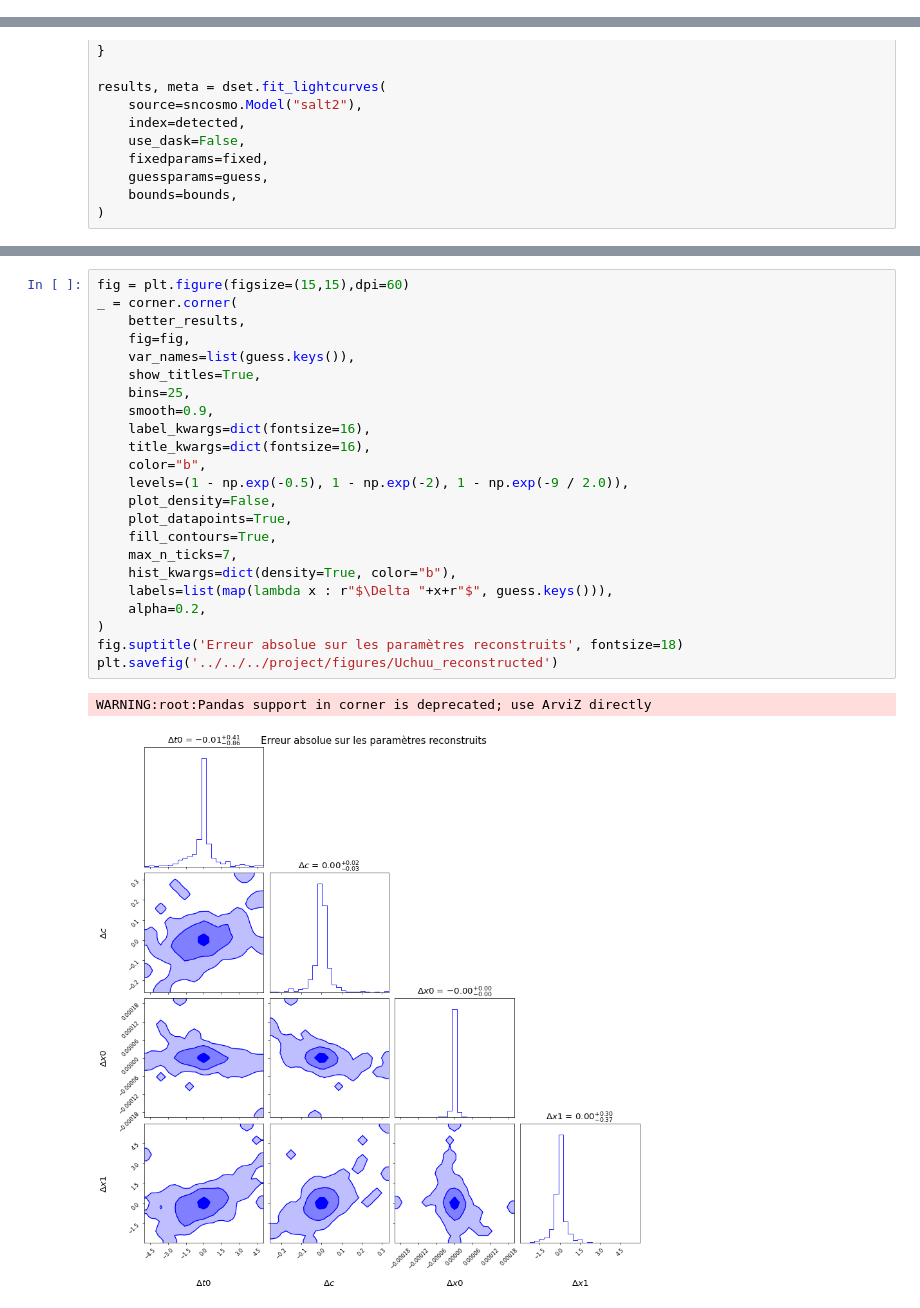
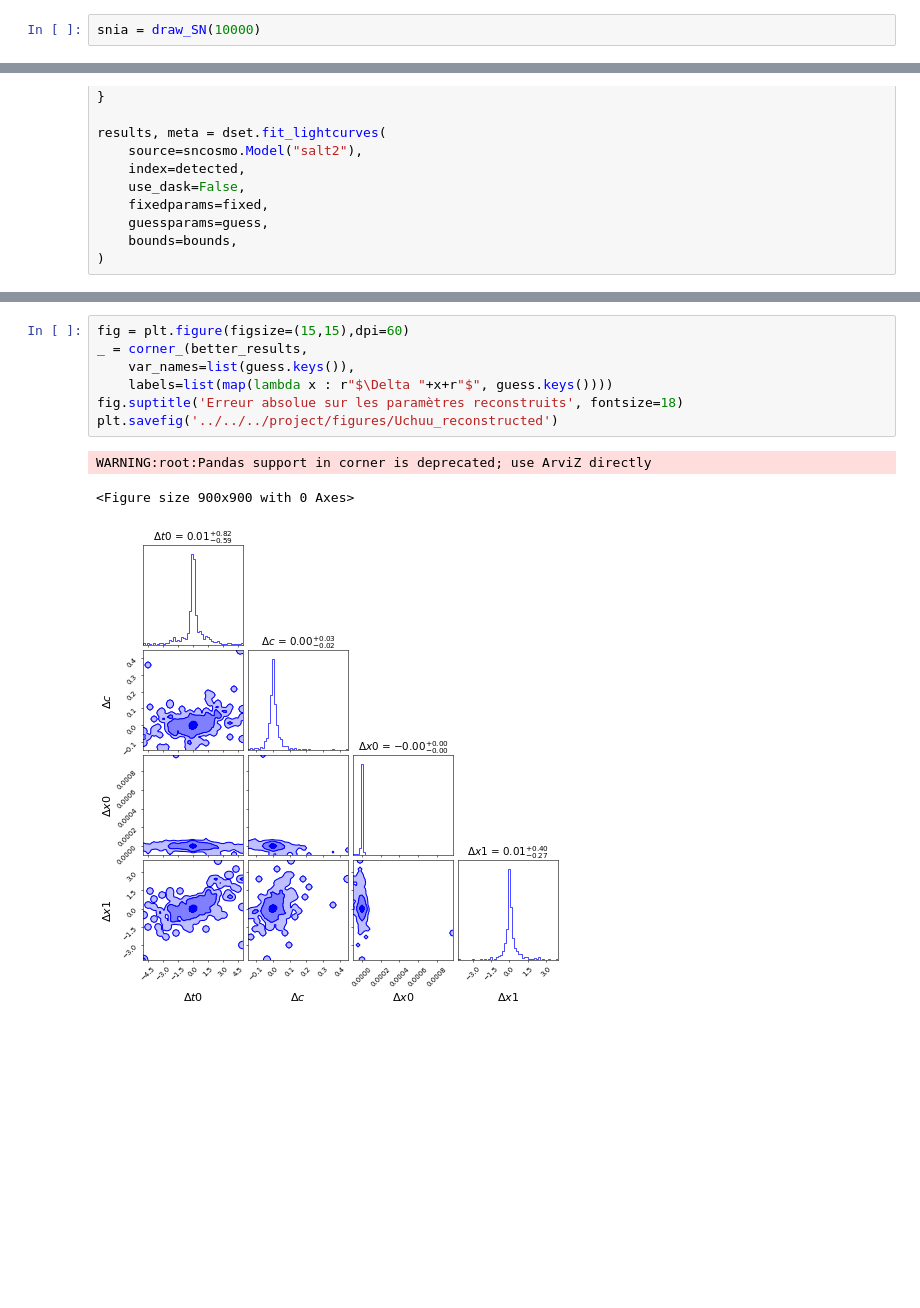
Before and after one commit to AntoineGillesLordet/Projet-LPNHE, a Jupyter notebook: code/tests.ipynb, the cells around one changed output, grey strips where cells are left out. Drawn from its saved outputs; the diff is of its cells as text; blank space fills up the shorter version.

```diff
--- a/code/tests.ipynb
+++ b/code/tests.ipynb
@@ -316,3 +300,5 @@ data['dec'] = dec[in_desi][:10000]
+# %%
+snia = draw_SN(10000)
 # %%
 fig = plt.figure()
 ax = fig.add_subplot(projection="mollweide")
@@ -480,26 +448,11 @@ better_results
 # %%
 fig = plt.figure(figsize=(15,15),dpi=60)
-_ = corner.corner(
-    better_results,
-    fig=fig,
+_ = corner_(better_results,
     var_names=list(guess.keys()),
-    show_titles=True,
-    bins=25,
-    smooth=0.9,
-    label_kwargs=dict(fontsize=16),
-    title_kwargs=dict(fontsize=16),
-    color="b",
-    levels=(1 - np.exp(-0.5), 1 - np.exp(-2), 1 - np.exp(-9 / 2.0)),
-    plot_density=False,
-    plot_datapoints=True,
-    fill_contours=True,
-    max_n_ticks=7,
-    hist_kwargs=dict(density=True, color="b"),
-    labels=list(map(lambda x : r"$\Delta "+x+r"$", guess.keys())),
-    alpha=0.2,
-)
+    labels=list(map(lambda x : r"$\Delta "+x+r"$", guess.keys())))
 fig.suptitle('Erreur absolue sur les paramètres reconstruits', fontsize=18)
 plt.savefig('../../../project/figures/Uchuu_reconstructed')
 # %% [output]
 WARNING:root:Pandas support in corner is deprecated; use ArviZ directly
+<Figure size 900x900 with 0 Axes>
-[figure, old version]
+[figure, new version]
```
Also changed, not shown: parts of 23 cells of this notebook, 1 other file.
